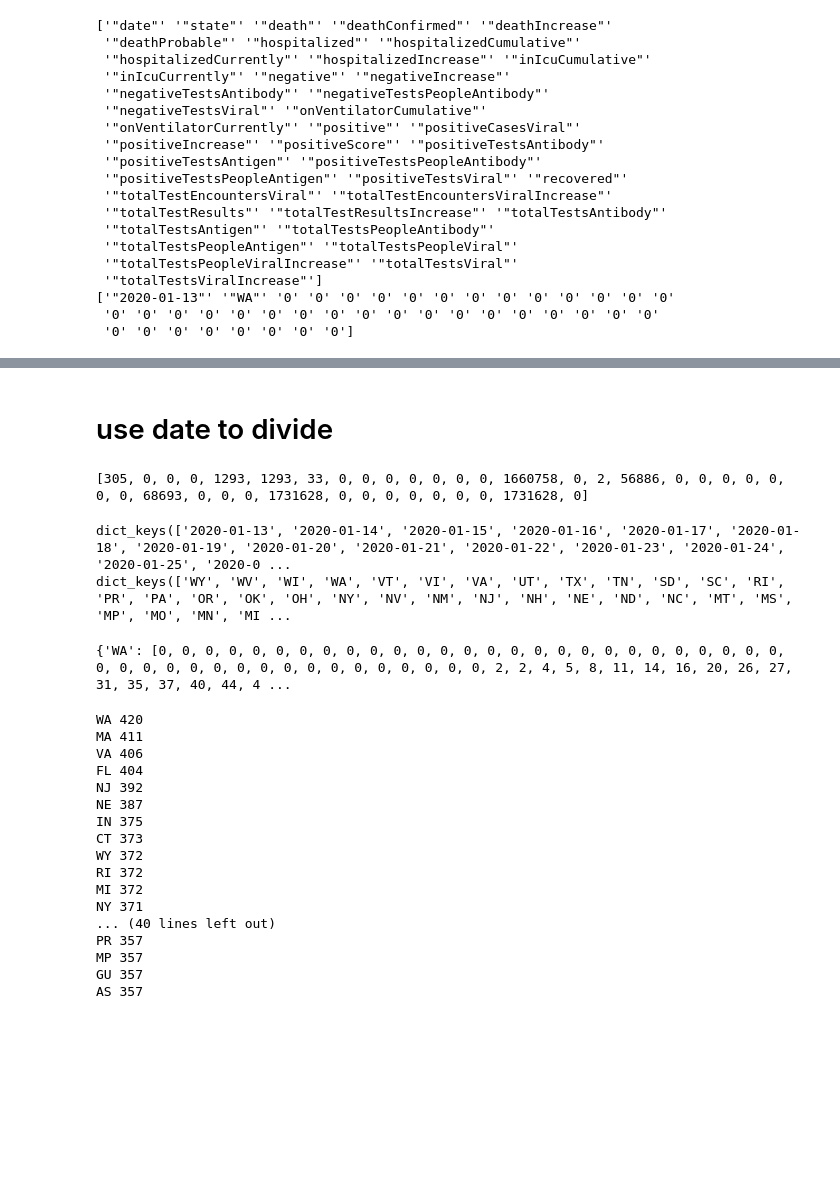
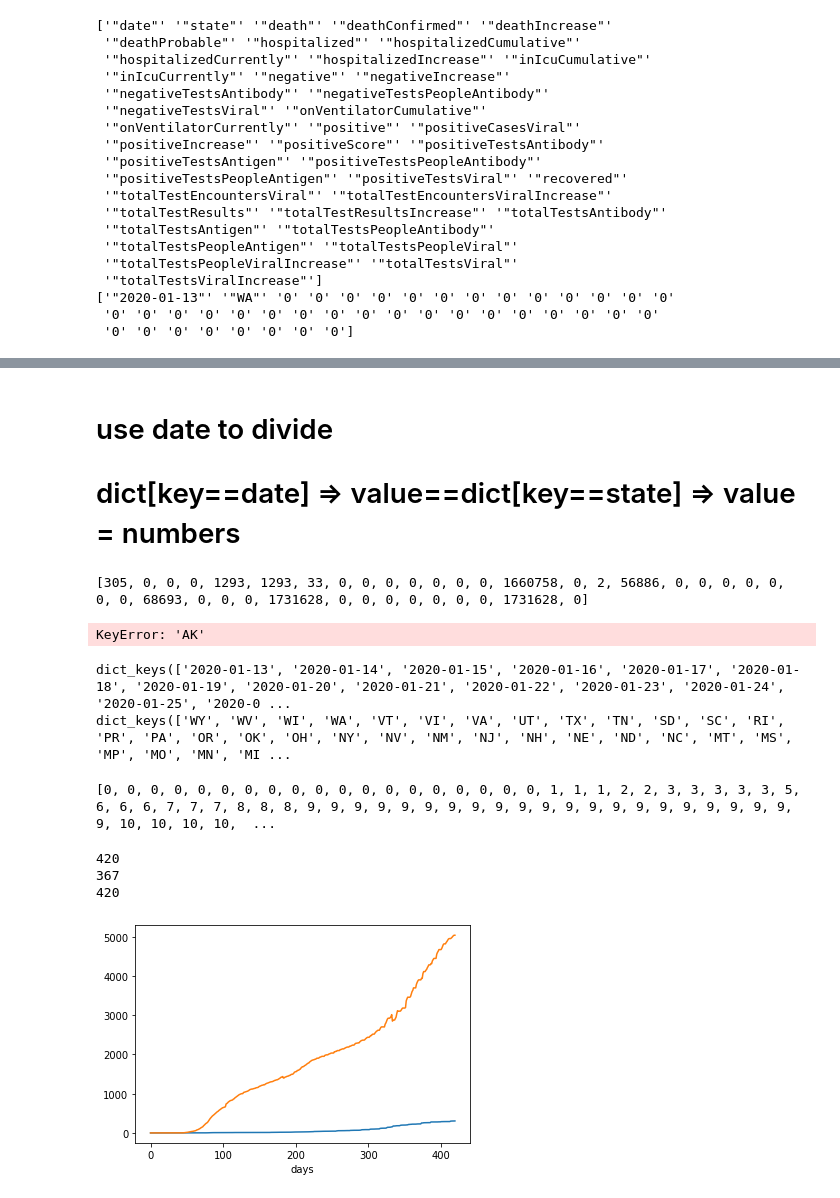
Before and after one commit to brianchung0803/2021_python, a Jupyter notebook: visualize_file_content.ipynb, the cells around one changed output, grey strips where cells are left out. Saved outputs shown, nothing was run; the diff lists cells and outputs as text; code cells hidden in the pictures; blank space fills up the shorter version.

Commit message:
0606 matplotlib added

```diff
--- a/visualize_file_content.ipynb
+++ b/visualize_file_content.ipynb
@@ -237,13 +169,13 @@ print(test_numpy[test_numpy>=6])
 import numpy as np
 import os
 
-data_path = "./data/"
+data_path = "./data"
 file_name ="all-states-history.csv"
 file_path = os.path.join(data_path,file_name)
 print(file_path)
 # %% [output]
 ./data/all-states-history.csv
 # %%
-data = np.loadtxt(file_path, delimiter=',',dtype= np.str)
-print(data[0])
+data = np.loadtxt(file_path, delimiter=',',dtype= np.str,skiprows=0)
+print(data[-1])
 # %% [output]
@@ -291,5 +214,6 @@ print(data_flip[0])
 # %% [markdown]
 # use date to divide
+# dict[key==date] => value==dict[key==state] => value = numbers
 # %%
 organized_data = {}
 
@@ -304,6 +228,7 @@ for row in data_flip[:-1]:
 print(organized_data["2021-03-07"]["AK"])
 # %% [output]
 [305, 0, 0, 0, 1293, 1293, 33, 0, 0, 0, 0, 0, 0, 0, 1660758, 0, 2, 56886, 0, 0, 0, 0, 0, 0, 0, 68693, 0, 0, 0, 1731628, 0, 0, 0, 0, 0, 0, 0, 1731628, 0]
+KeyError: 'AK'
 # %%
 dates = organized_data.keys()
 states = organized_data["2021-03-07"].keys()
@@ -316,34 +241,31 @@ dict_keys(['WY', 'WV', 'WI', 'WA', 'VT', 'VI', 'VA', 'UT', 'TX', 'TN', 'SD', 'SC
 Death_WithDates = {}
 
 for date_key, date_value in organized_data.items() :
-    for state_key, state_value in organized_data[date_key].items():
+    for state_key, state_value in date_value.items():
         Death_WithDates.setdefault(state_key,[])
         Death_WithDates[state_key].append(state_value[0])
 
-print(Death_WithDates)
+print(Death_WithDates["AK"])
 # %% [output]
-{'WA': [0, 0, 0, 0, 0, 0, 0, 0, 0, 0, 0, 0, 0, 0, 0, 0, 0, 0, 0, 0, 0, 0, 0, 0, 0, 0, 0, 0, 0, 0, 0, 0, 0, 0, 0, 0, 0, 0, 0, 0, 0, 0, 0, 0, 2, 2, 4, 5, 8, 11, 14, 16, 20, 26, 27, 31, 35, 37, 40, 44, 4 ...
+[0, 0, 0, 0, 0, 0, 0, 0, 0, 0, 0, 0, 0, 0, 0, 0, 0, 0, 0, 1, 1, 1, 2, 2, 3, 3, 3, 3, 3, 5, 6, 6, 6, 7, 7, 7, 8, 8, 8, 9, 9, 9, 9, 9, 9, 9, 9, 9, 9, 9, 9, 9, 9, 9, 9, 9, 9, 9, 9, 9, 9, 10, 10, 10, 10,  ...
-# %%
-import matplotlib.pyplot as plt
-for key,value in Death_WithDates.items():
-    print(key,len(value))
-# plt.plot(Death_WithDates["AK"])
-# plt.show()
-# %% [output]
-WA 420
-MA 411
-VA 406
-FL 404
-NJ 392
-NE 387
-IN 375
-CT 373
-WY 372
-RI 372
-MI 372
-NY 371
-... (40 lines left out)
-PR 357
-MP 357
-GU 357
-AS 357
+# %%
+import matplotlib.pyplot as plt
+
+dates_list = []
+for i in dates:
+    dates_list.append(i)
+
+print(len(dates))
+print(len(Death_WithDates["AK"]))
+
+add_zeros = np.zeros(len(dates)-len(Death_WithDates["AK"]))
+Death_WithDates["AK"] =  np.concatenate((add_zeros,Death_WithDates["AK"]),0)
+print(len(Death_WithDates["AK"]))
+
+# # for key,value in Death_WithDates.items():
+# #     print(key,len(value))
+# %% [output]
+420
+367
+420
+[figure, added]
```
Also changed, not shown: parts of 26 cells of this notebook, 1 other file.
